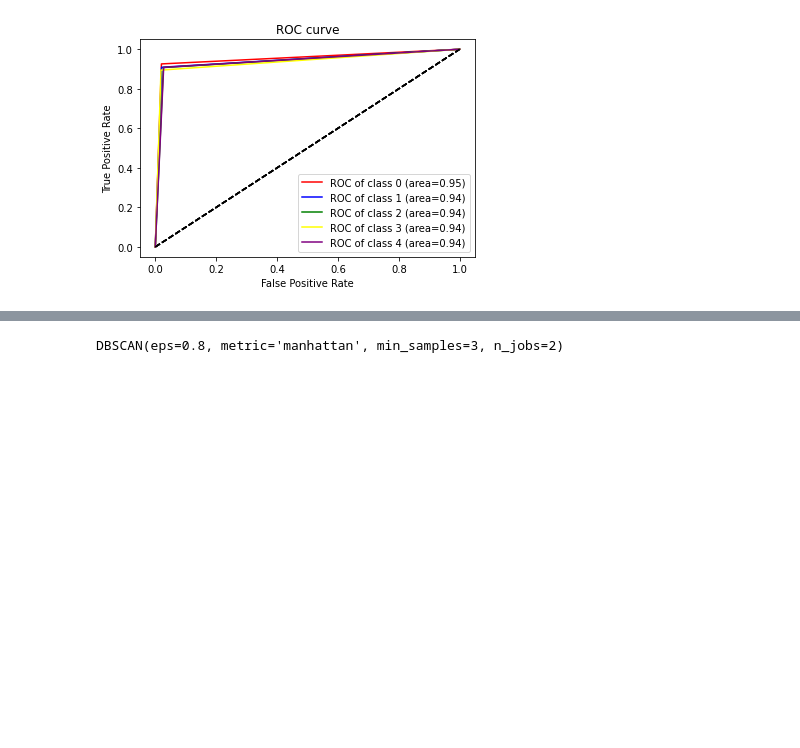
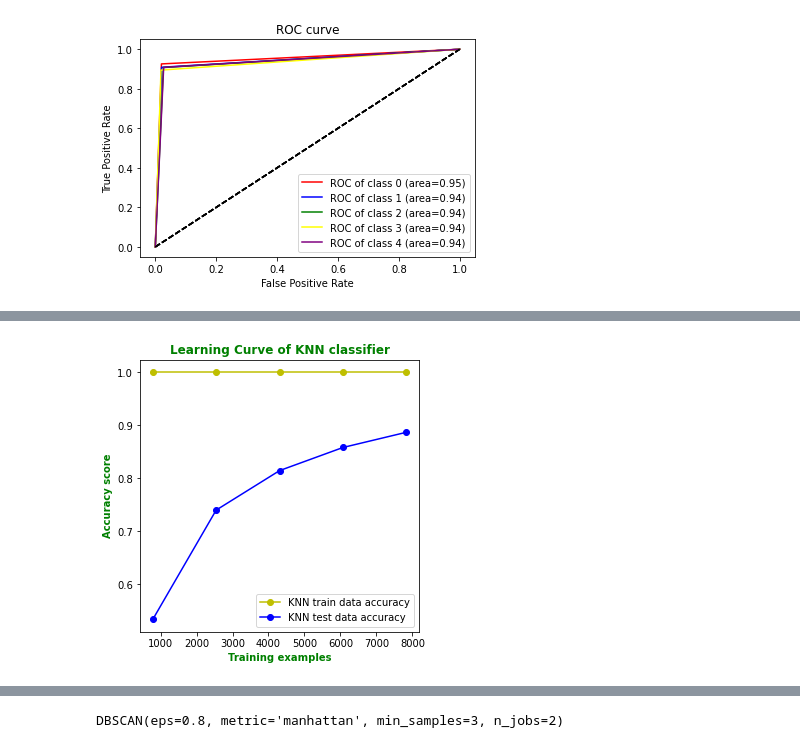
Before and after one commit to AmirAbaskohi/IranianMusicGenreDetection, a Jupyter notebook: ML-Final-Project.ipynb, the cells around one changed output, grey strips where cells are left out. Cells and saved outputs as stored; diff of their text form; code cells hidden in the pictures; blank space fills up the shorter version.

```diff
--- a/ML-Final-Project.ipynb
+++ b/ML-Final-Project.ipynb
@@ -307,0 +331,15 @@ KNN Classifier: ROC curve of test
+# %%
+knn_train_sizes, knn_train_accuracy, knn_testt_accuracy = learning_curve(KNN, trainData, trainLabels, scoring="accuracy")
+
+plt.figure(figsize = (5, 5))
+plt.plot(knn_train_sizes, knn_train_accuracy.mean(1), "o-", color="y", label="KNN train data accuracy")
+plt.plot(knn_train_sizes, knn_testt_accuracy.mean(1), "o-", color="b", label="KNN test data accuracy")
+
+plt.title("Learning Curve of KNN classifier", color = 'green', fontweight = 'bold')
+plt.xlabel("Training examples", color = 'green', fontweight = 'bold')
+plt.ylabel("Accuracy score", color = 'green', fontweight = 'bold')
+
+plt.legend(loc="best")
+plt.show()
+# %% [output]
+[figure, added]
```
Also changed, not shown: parts of 55 cells of this notebook, 3 other files.
